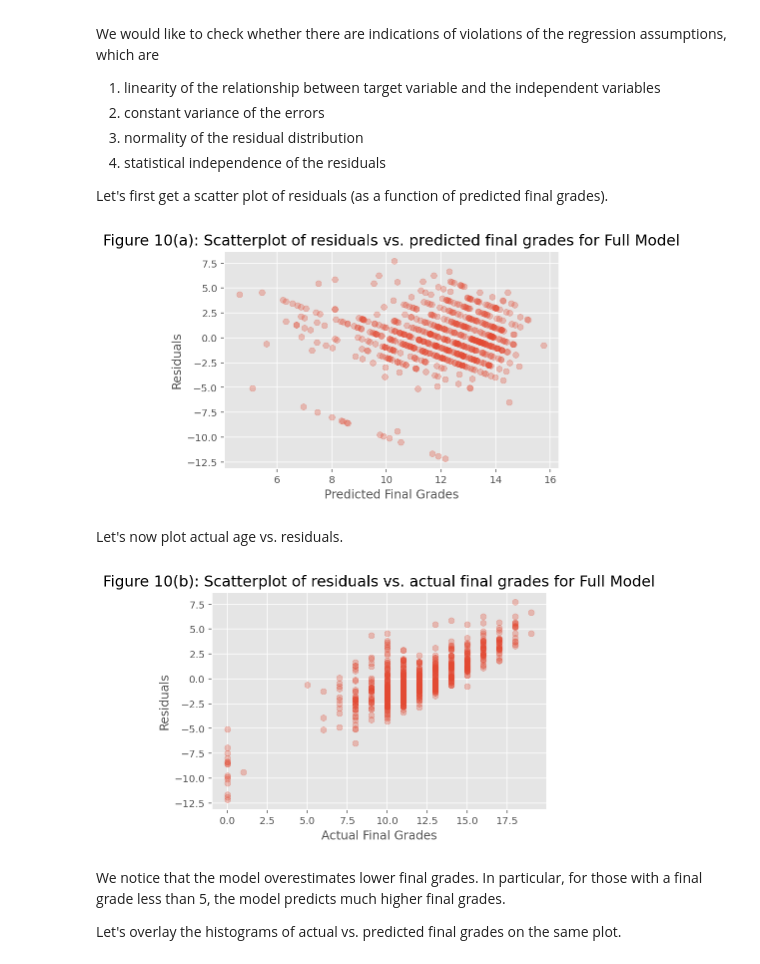
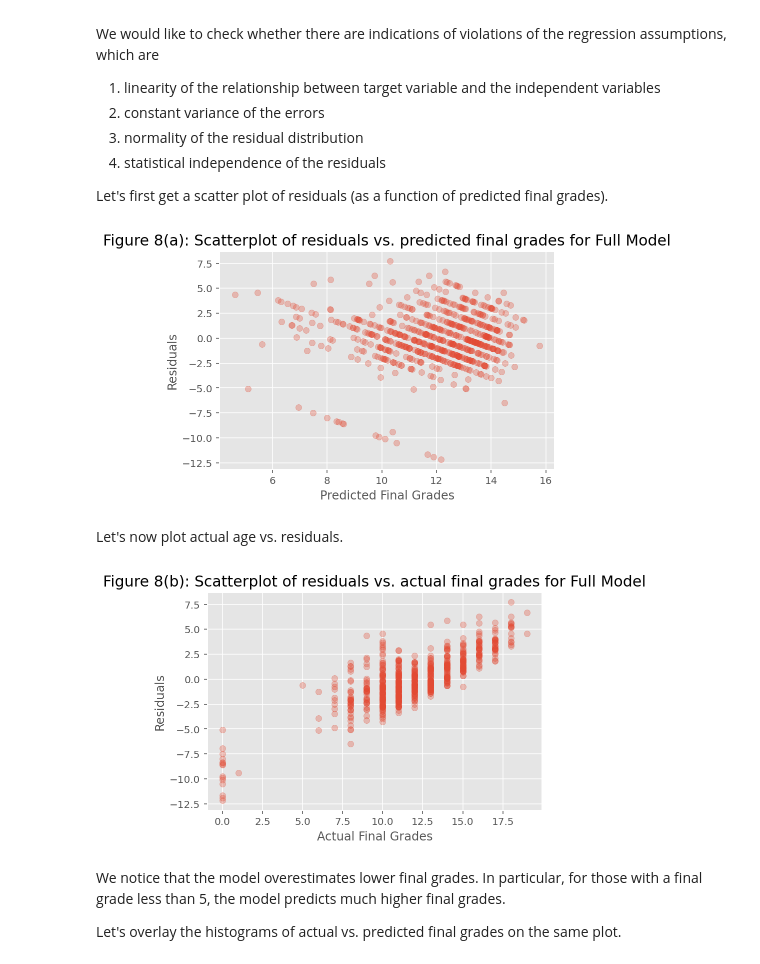
Before and after one commit to Rhyme1325/Analytics_project, a Jupyter notebook: project.ipynb, the cells around one changed output. Cells and saved outputs as stored; diff of their text form; code cells hidden in the pictures.

```diff
--- a/project.ipynb
+++ b/project.ipynb
@@ -589,10 +590,10 @@ Let's first get a scatter plot of residuals (as a function of predicted final gr
 plt.scatter(residuals_full['predicted'], residuals_full['residual'], alpha=0.3);
 plt.xlabel('Predicted Final Grades');
 plt.ylabel('Residuals')
-plt.title('Figure 10(a): Scatterplot of residuals vs. predicted final grades for Full Model', fontsize=15)
+plt.title('Figure 8(a): Scatterplot of residuals vs. predicted final grades for Full Model', fontsize=15)
 plt.show();
 # %% [output]
-[figure, old version]
+[figure, new version]
 # %% [markdown]
 <!-- From Figure 10(a), we see that, rather than being mostly random and centered around 0, the residuals exhibit a banding pattern, especially when predicted age is below 50. This pattern indicates that the constant variability assumption of linear regression is not quite satisfied in this case.-->
 
@@ -600,11 +601,11 @@ Let's now plot actual age vs. residuals.
 # %%
 plt.scatter(residuals_full['actual'], residuals_full['residual'], alpha=0.3);
 plt.xlabel('Actual Final Grades');
 plt.ylabel('Residuals')
-plt.title('Figure 10(b): Scatterplot of residuals vs. actual final grades for Full Model', fontsize=15)
+plt.title('Figure 8(b): Scatterplot of residuals vs. actual final grades for Full Model', fontsize=15)
 plt.show();
 # %% [output]
-[figure, old version]
+[figure, new version]
 # %% [markdown]
 We notice that the model overestimates lower final grades. In particular, for those with a final grade less than 5, the model predicts much higher final grades.
 
```
Also changed, not shown: parts of 29 cells of this notebook.
